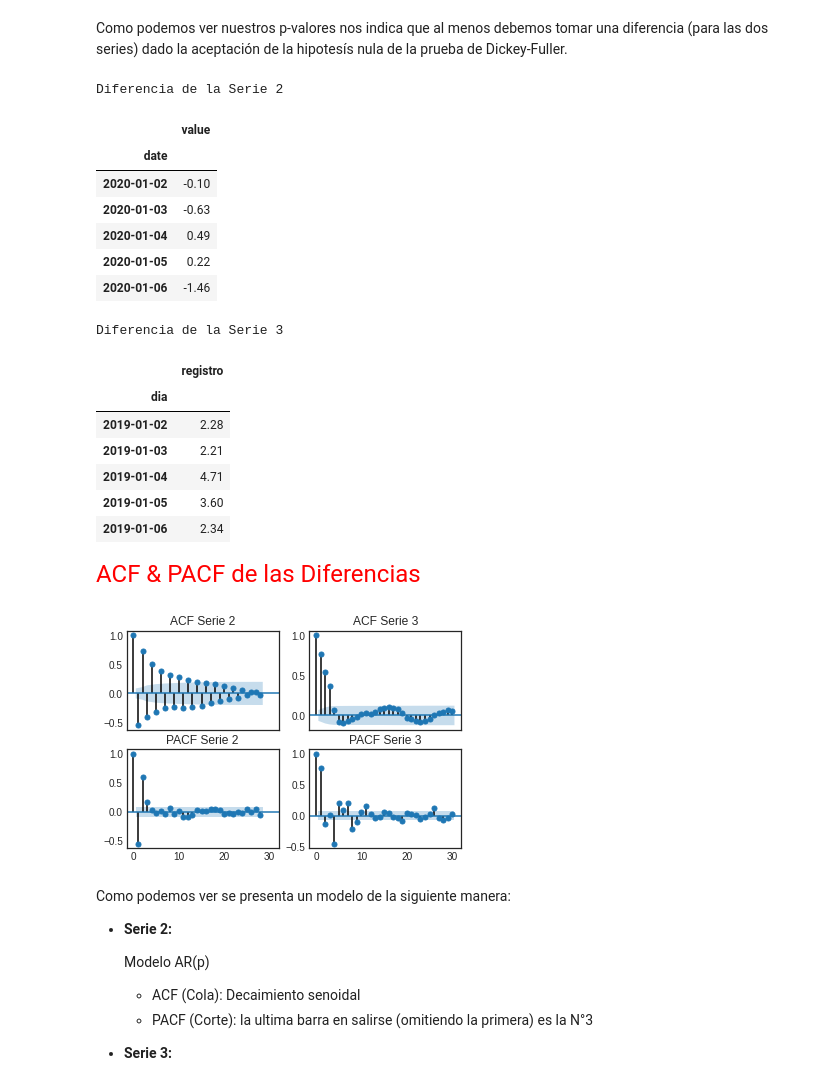
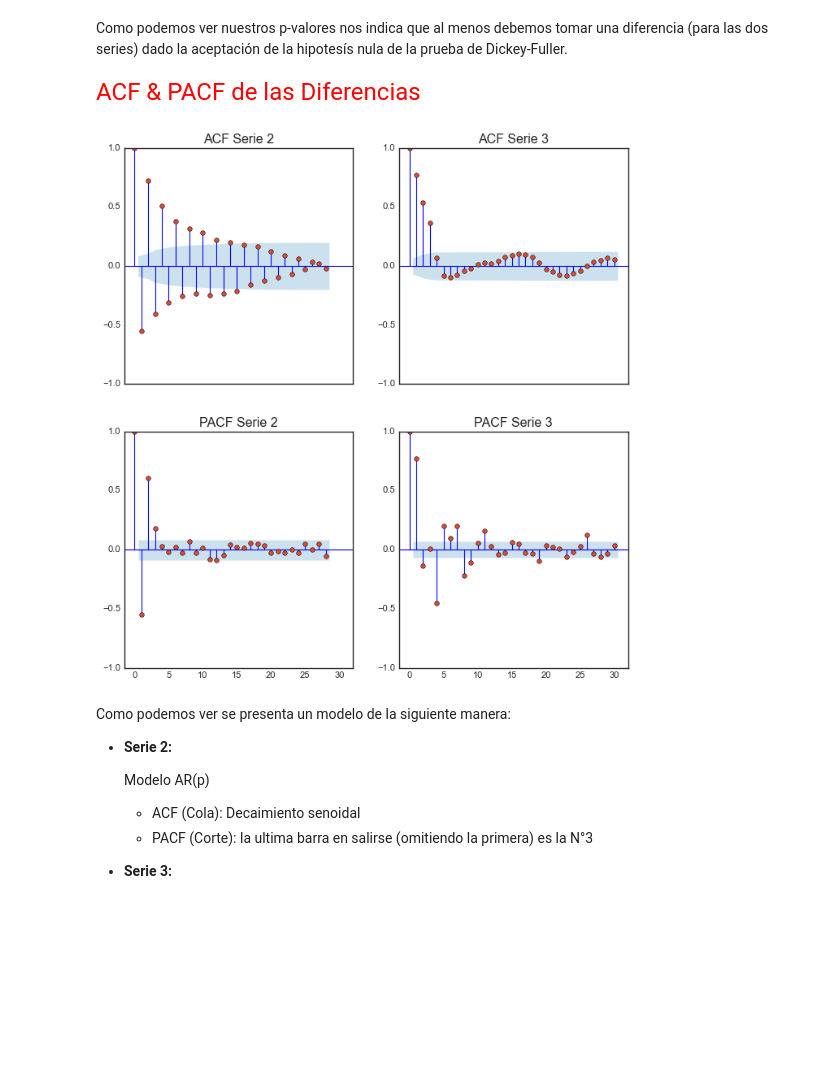
Before and after one commit to dvillaunal/series-tiempo-arima-python, a Jupyter notebook: Parcial2_series_tiempo.ipynb, the cells around one changed output. Cells and saved outputs as stored; diff of their text form; code cells hidden in the pictures; blank space fills up the shorter version.

```diff
--- a/Parcial2_series_tiempo.ipynb
+++ b/Parcial2_series_tiempo.ipynb
@@ -389,12 +380,12 @@ Podemos notar como el intervalo se expande a medida de se predicen valores futur
 #for i in range(2,4):
 #    exec("df"+str(i)+" = pd.read_excel(\"/content/datos_parcial2.xlsx\", sheet_name=\"serie"+str(i)+"\", parse_dates=[\"fecha\"])")
 # %%
-df2 = pd.read_excel("datos_parcial2.xlsx", sheet_name="datos2", parse_dates=["date"])
-df3 = pd.read_excel("datos_parcial2.xlsx", sheet_name="tercera", parse_dates=["dia"])
+df2 = pd.read_excel("datos_parcial2.xlsx", sheet_name="serie2", parse_dates=["fecha"])
+df3 = pd.read_excel("datos_parcial2.xlsx", sheet_name="serie3", parse_dates=["fecha"])
 # %%
 # Organización de la base de datos 3, con su respectivo reordenamiento de los indices
-df3 = df3.sort_values('dia').sort_values('dia')
-df3 = df3.set_index('dia')
+df3 = df3.sort_values('fecha').sort_values('fecha')
+df3 = df3.set_index('fecha')
 # %% [markdown]
 <font size="5">Base de Datos N°2</font>
 # %%
@@ -498,13 +489,13 @@ Por lo cual veremos la serie de tiempo, aplicando una diferencia
 # %%
 # Observar los valores de la serie de tiempo:
 fig, axes = plt.subplots(2, 1, sharex=True)
-ax = df2.plot('date','value',legend=False, color="green", ax=axes[0])
+ax = df2.plot('fecha','value',legend=False, color="green", ax=axes[0])
 ax.set_title('Serie de Tiempo [DataSet 2]')
 ax.set_xlabel('Fecha')
 ax.set_ylabel('Valor')
 
 # Aplicar una diferencia a los datos:
-dv2 = df2.set_index('date').diff().dropna()
+dv2 = df2.set_index('fecha').diff().dropna()
 # Observar los valores de la serie de tiempo:
 ax = dv2['value'].plot(legend=False, color="brown", ax=axes[1])
 ax.set_title('Serie de Tiempo Aplicando una diferencia [DataSet 3]')
@@ -581,35 +589,18 @@ Como podemos ver nuestros p-valores nos indica que al menos debemos tomar una di
 # %%
 # Tomando diferencias de las series
 display_side_by_side(dv2.head(5), dv3.head(5), titles=['Diferencia de la Serie 2', 'Diferencia de la Serie 3'])
-# %% [output]
-Diferencia de la Serie 2
-|  | value |
-| date |  |
-| 2020-01-02 | -0.10 |
-| 2020-01-03 | -0.63 |
-| 2020-01-04 | 0.49 |
-| 2020-01-05 | 0.22 |
-| 2020-01-06 | -1.46 |
-Diferencia de la Serie 3
-|  | registro |
-| dia |  |
-| 2019-01-02 | 2.28 |
-| 2019-01-03 | 2.21 |
-| 2019-01-04 | 4.71 |
-| 2019-01-05 | 3.60 |
-| 2019-01-06 | 2.34 |
 # %% [markdown]
 <font size="5" color="red">ACF & PACF de las Diferencias</font>
 # %%
 plt.style.use('seaborn-white')
-fig, axes = plt.subplots(2, 2, sharex=True)
+fig, axes = plt.subplots(2, 2, sharex=True, figsize=(10,10))
 plot_acf(dv2['value'], ax=axes[0,0], title="ACF Serie 2")
 plot_pacf(dv2['value'], method='ywm',ax=axes[1,0], title="PACF Serie 2")
 plot_acf(dv3['registro'], ax=axes[0,1], title="ACF Serie 3")
 plot_pacf(dv3['registro'], method='ywm',ax=axes[1,1], title="PACF Serie 3")
 plt.show()
 # %% [output]
-[figure, old version]
+[figure, new version]
 # %% [markdown]
 Como podemos ver se presenta un modelo de la siguiente manera:
 
```
Also changed, not shown: parts of 38 cells of this notebook, 1 other file.
